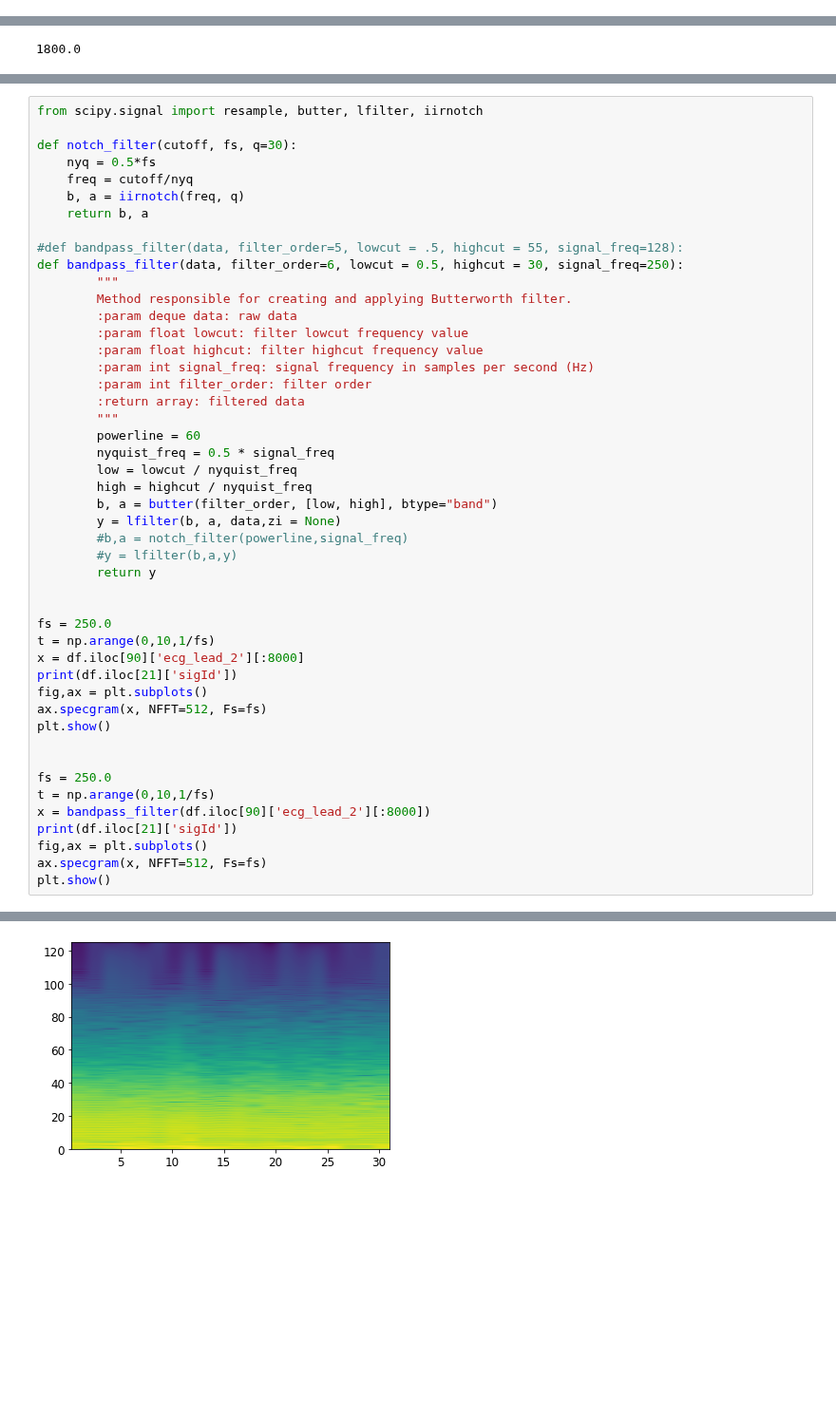
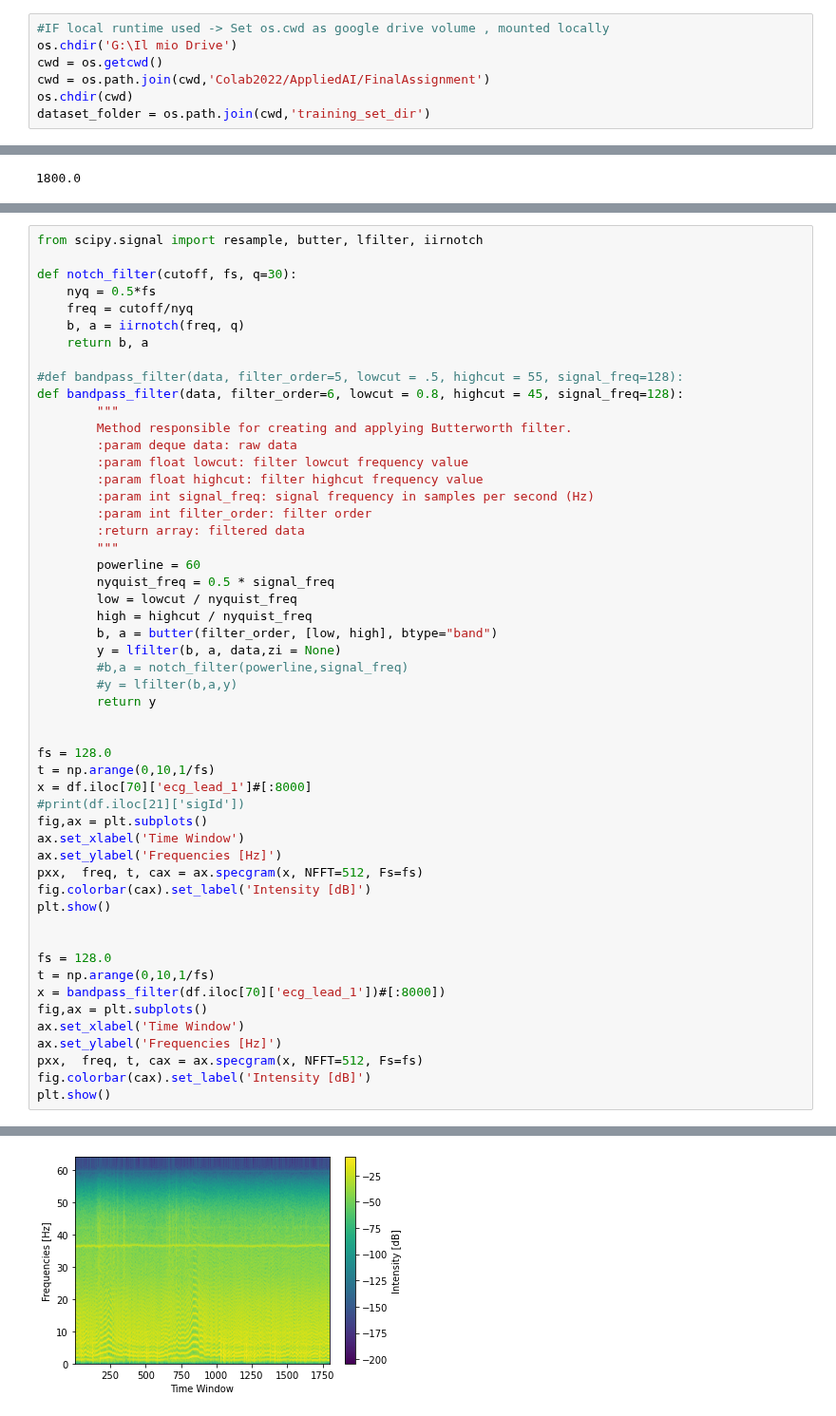
Before and after one commit to simonetome/Heartbeat-NSV-classification, a Jupyter notebook: DatasetAnalysis.ipynb, the cells around one changed output, grey strips where cells are left out. Shown at 95% size. Saved outputs shown, nothing was run; the diff lists cells and outputs as text; blank space fills up the shorter version.

Commit message:
Creato con Colaboratory

```diff
--- a/DatasetAnalysis.ipynb
+++ b/DatasetAnalysis.ipynb
@@ -60,3 +56,10 @@ else:
+# %%
+#IF local runtime used -> Set os.cwd as google drive volume , mounted locally
+os.chdir('G:\Il mio Drive')
+cwd = os.getcwd()
+cwd = os.path.join(cwd,'Colab2022/AppliedAI/FinalAssignment')
+os.chdir(cwd)
+dataset_folder = os.path.join(cwd,'training_set_dir')
 # %%
 def load_data(sample_prefix, input_dir):    # everything is returned as a numpy array which is easier to manipulate
     label_filepath = os.path.join(input_dir, sample_prefix + '_ann.mat')
@@ -442,7 +478,7 @@ def notch_filter(cutoff, fs, q=30):
     return b, a
 
 #def bandpass_filter(data, filter_order=5, lowcut = .5, highcut = 55, signal_freq=128):
-def bandpass_filter(data, filter_order=6, lowcut = 0.5, highcut = 30, signal_freq=250):
+def bandpass_filter(data, filter_order=6, lowcut = 0.8, highcut = 45, signal_freq=128):
         """
         Method responsible for creating and applying Butterworth filter.
         :param deque data: raw data
@@ -463,20 +499,25 @@ def bandpass_filter(data, filter_order=6, lowcut = 0.5, highcut = 30, signal_fre
         return y
 
 
-fs = 250.0
+fs = 128.0
 t = np.arange(0,10,1/fs)
-x = df.iloc[90]['ecg_lead_2'][:8000]
-print(df.iloc[21]['sigId'])
+x = df.iloc[70]['ecg_lead_1']#[:8000]
+#print(df.iloc[21]['sigId'])
 fig,ax = plt.subplots()
-ax.specgram(x, NFFT=512, Fs=fs)
+ax.set_xlabel('Time Window')
+ax.set_ylabel('Frequencies [Hz]')
+pxx,  freq, t, cax = ax.specgram(x, NFFT=512, Fs=fs)
+fig.colorbar(cax).set_label('Intensity [dB]')
 plt.show()
 
 
-fs = 250.0
+fs = 128.0
 t = np.arange(0,10,1/fs)
-x = bandpass_filter(df.iloc[90]['ecg_lead_2'][:8000])
-print(df.iloc[21]['sigId'])
+x = bandpass_filter(df.iloc[70]['ecg_lead_1'])#[:8000])
 fig,ax = plt.subplots()
-ax.specgram(x, NFFT=512, Fs=fs)
+ax.set_xlabel('Time Window')
+ax.set_ylabel('Frequencies [Hz]')
+pxx,  freq, t, cax = ax.specgram(x, NFFT=512, Fs=fs)
+fig.colorbar(cax).set_label('Intensity [dB]')
 plt.show()
 # %% [output]
@@ -486,4 +525,4 @@ S022
-[figure, old version]
+[figure, new version]
 # %%
 # Number of sample points
 fig,(ax1, ax2) = plt.subplots(1, 2, figsize=(12, 6),sharey='all')
```
Also changed, not shown: parts of 21 cells of this notebook.
